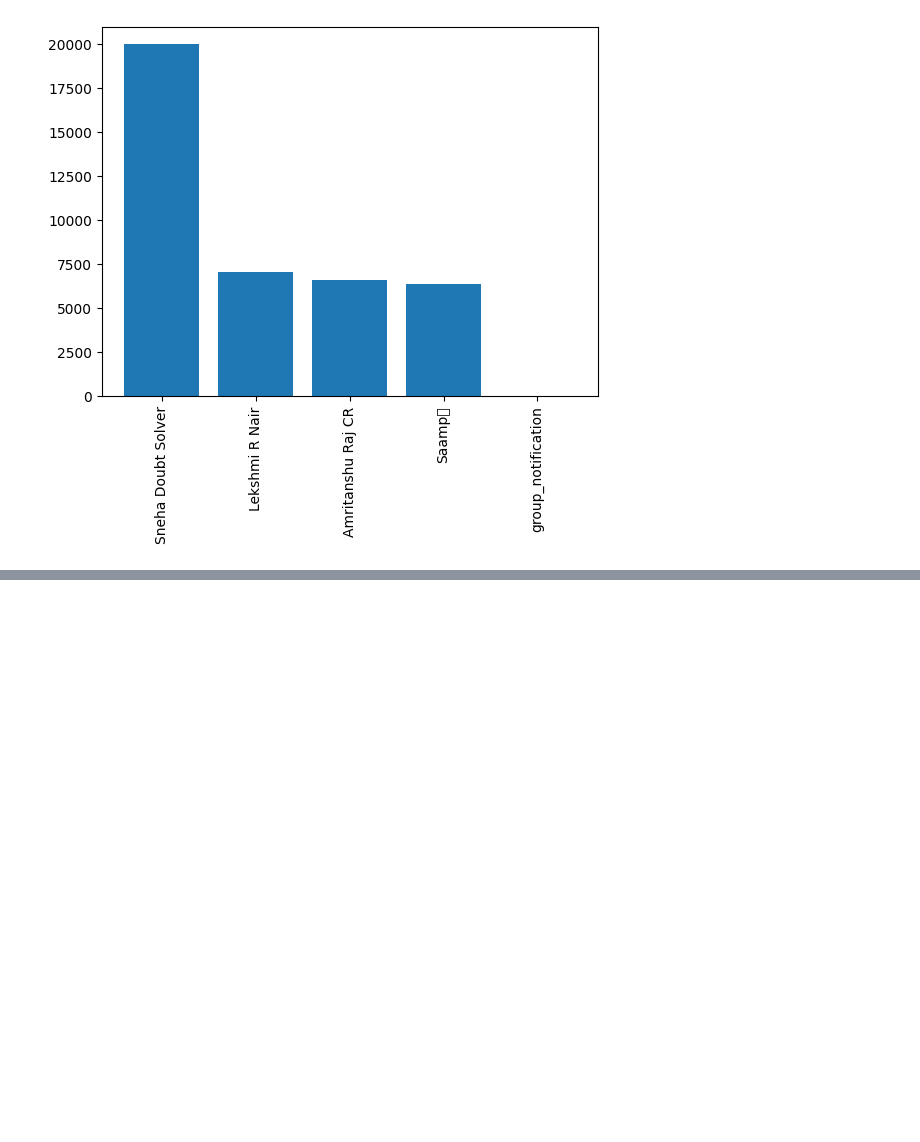
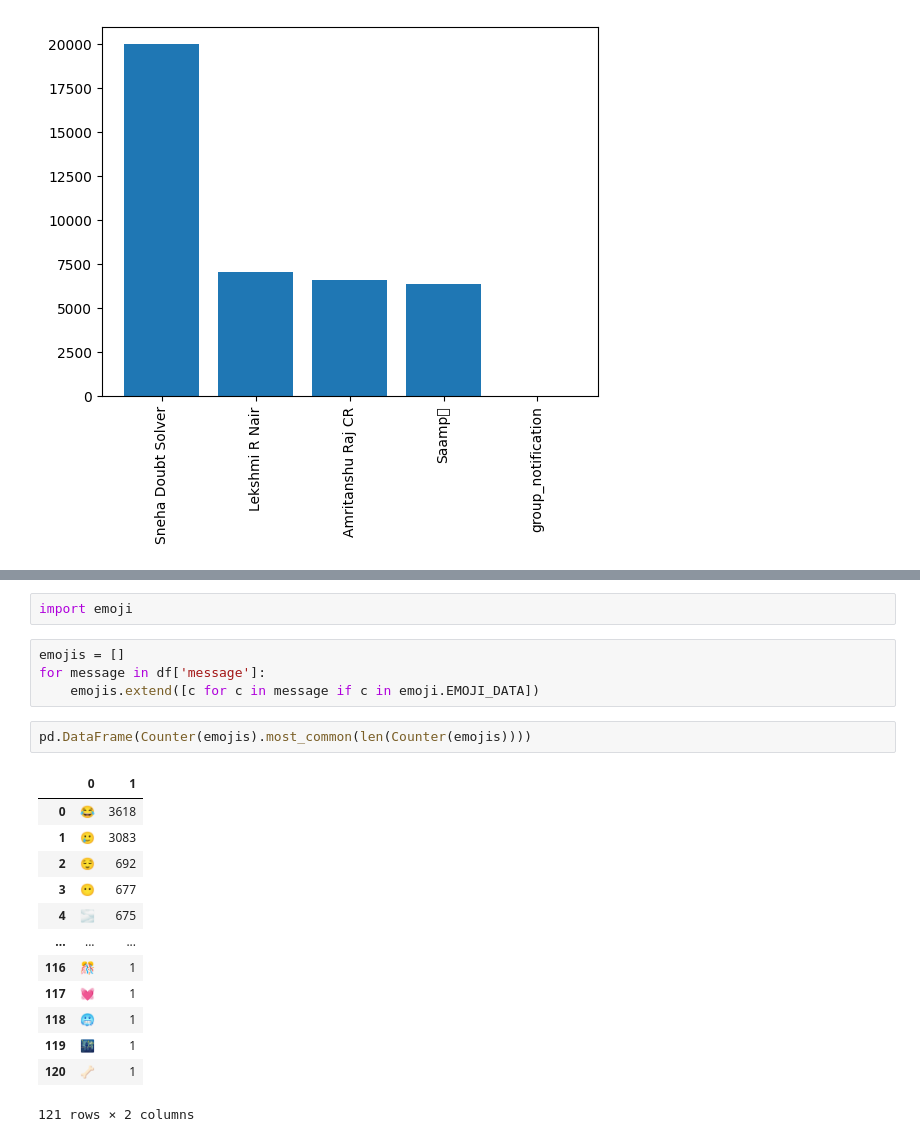
Before and after one commit to harshkanani204/WhatsApp-Chat-Analyzer, a Jupyter notebook: WhatsApp-Chat-Analysis.ipynb, the cells around one changed output, grey strips where cells are left out. Saved outputs shown, nothing was run; the diff lists cells and outputs as text; blank space fills up the shorter version.

Commit message:
till emojis

```diff
--- a/WhatsApp-Chat-Analysis.ipynb
+++ b/WhatsApp-Chat-Analysis.ipynb
@@ -225,0 +288,22 @@ plt.show()
+# %%
+import emoji
+# %%
+emojis = []
+for message in df['message']:
+    emojis.extend([c for c in message if c in emoji.EMOJI_DATA])
+# %%
+pd.DataFrame(Counter(emojis).most_common(len(Counter(emojis))))
+# %% [output]
+|  | 0 | 1 |
+| 0 | 😂 | 3618 |
+| 1 | 🥲 | 3083 |
+| 2 | 😌 | 692 |
+| 3 | 😶 | 677 |
+| 4 | 🌫 | 675 |
+| ... | ... | ... |
+| 116 | 🎊 | 1 |
+| 117 | 💓 | 1 |
+| 118 | 🥶 | 1 |
+| 119 | 🌃 | 1 |
+| 120 | 🦴 | 1 |
+121 rows × 2 columns
```
Also changed, not shown: parts of 8 cells of this notebook, 1 other file.
